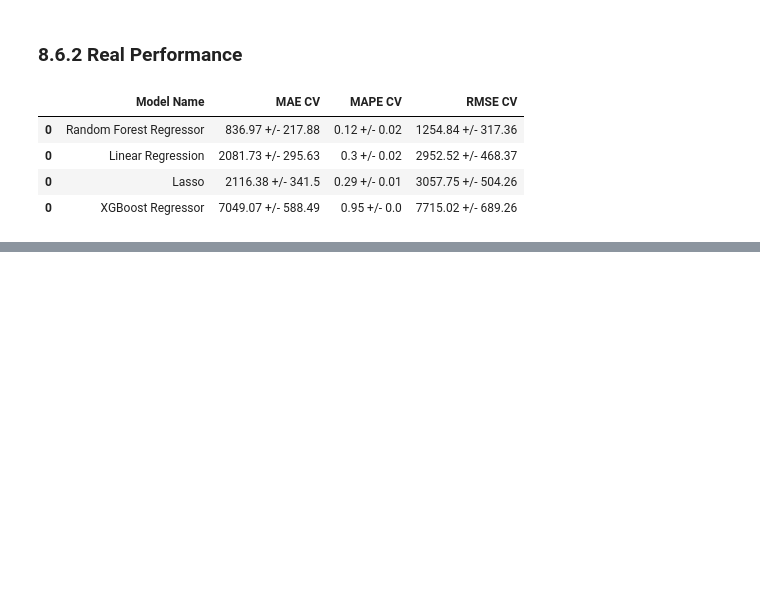
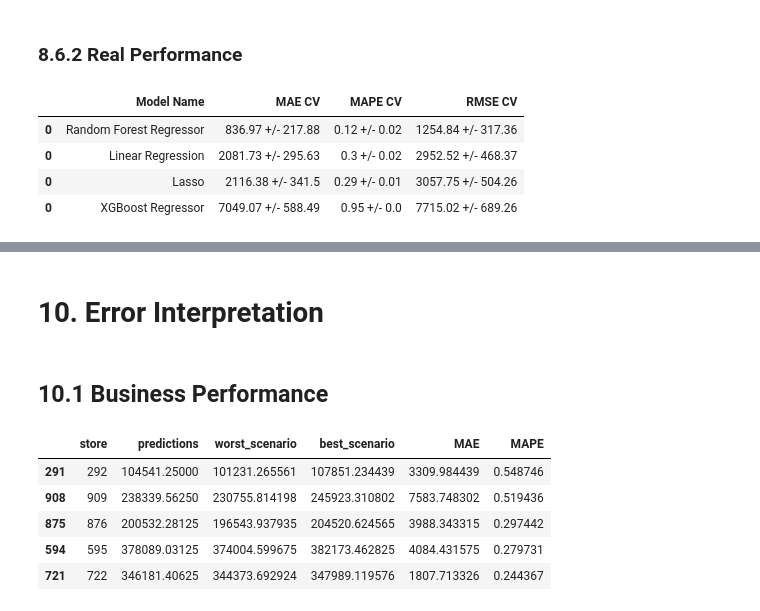
Before and after one commit to afsvieira/rossmann-store-sales, a Jupyter notebook: store_sales_prediction.ipynb, the cells around one changed output, grey strips where cells are left out. Saved outputs shown, nothing was run; the diff lists cells and outputs as text; code cells hidden in the pictures; blank space fills up the shorter version.

```diff
--- a/store_sales_prediction.ipynb
+++ b/store_sales_prediction.ipynb
@@ -1288,0 +1391,2 @@ modelling_result_cv.sort_values('RMSE CV')
+# %% [markdown]
+# 10. Error Interpretation
@@ -1288,0 +1399,2 @@ modelling_result_cv.sort_values('RMSE CV')
+# %% [markdown]
+## 10.1 Business Performance
@@ -1288,0 +1418,9 @@ modelling_result_cv.sort_values('RMSE CV')
+# %%
+df92.sort_values('MAPE', ascending=False).head()
+# %% [output]
+|  | store | predictions | worst_scenario | best_scenario | MAE | MAPE |
+| 291 | 292 | 104541.25000 | 101231.265561 | 107851.234439 | 3309.984439 | 0.548746 |
+| 908 | 909 | 238339.56250 | 230755.814198 | 245923.310802 | 7583.748302 | 0.519436 |
+| 875 | 876 | 200532.28125 | 196543.937935 | 204520.624565 | 3988.343315 | 0.297442 |
+| 594 | 595 | 378089.03125 | 374004.599675 | 382173.462825 | 4084.431575 | 0.279731 |
+| 721 | 722 | 346181.40625 | 344373.692924 | 347989.119576 | 1807.713326 | 0.244367 |
```
Also changed, not shown: parts of 19 cells of this notebook.
